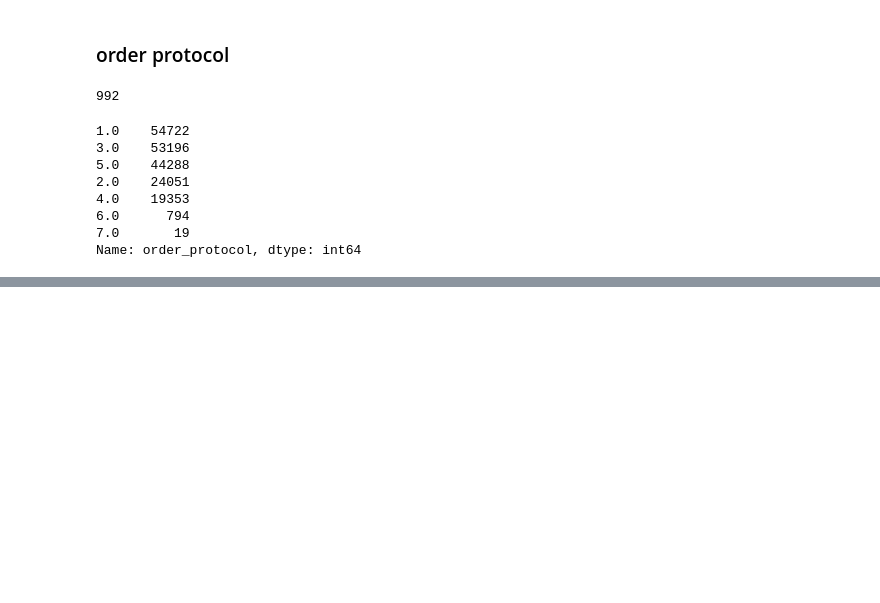
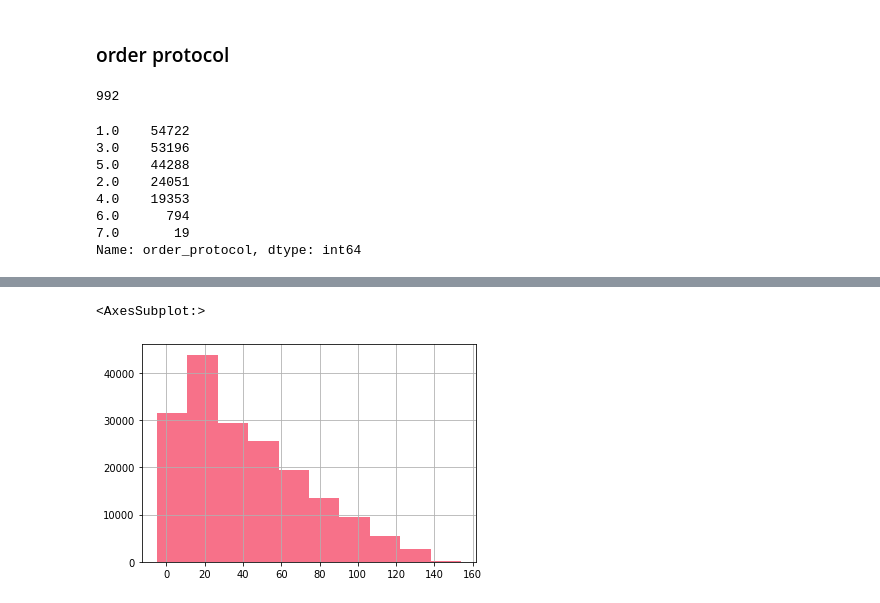
Before and after one commit to cyan9212/Kaggle, a Jupyter notebook: USA_delivery_time_prediction/delivery_time_prediction.ipynb, the cells around one changed output, grey strips where cells are left out. Cells and saved outputs as stored; diff of their text form; code cells hidden in the pictures; blank space fills up the shorter version.

```diff
--- a/USA_delivery_time_prediction/delivery_time_prediction.ipynb
+++ b/USA_delivery_time_prediction/delivery_time_prediction.ipynb
@@ -571,0 +669,5 @@ delivery_df.drop()
+# %%
+delivery_df['total_busy'].hist()
+# %% [output]
+<AxesSubplot:>
+[figure, added]
```
Also changed, not shown: parts of 147 cells of this notebook.
